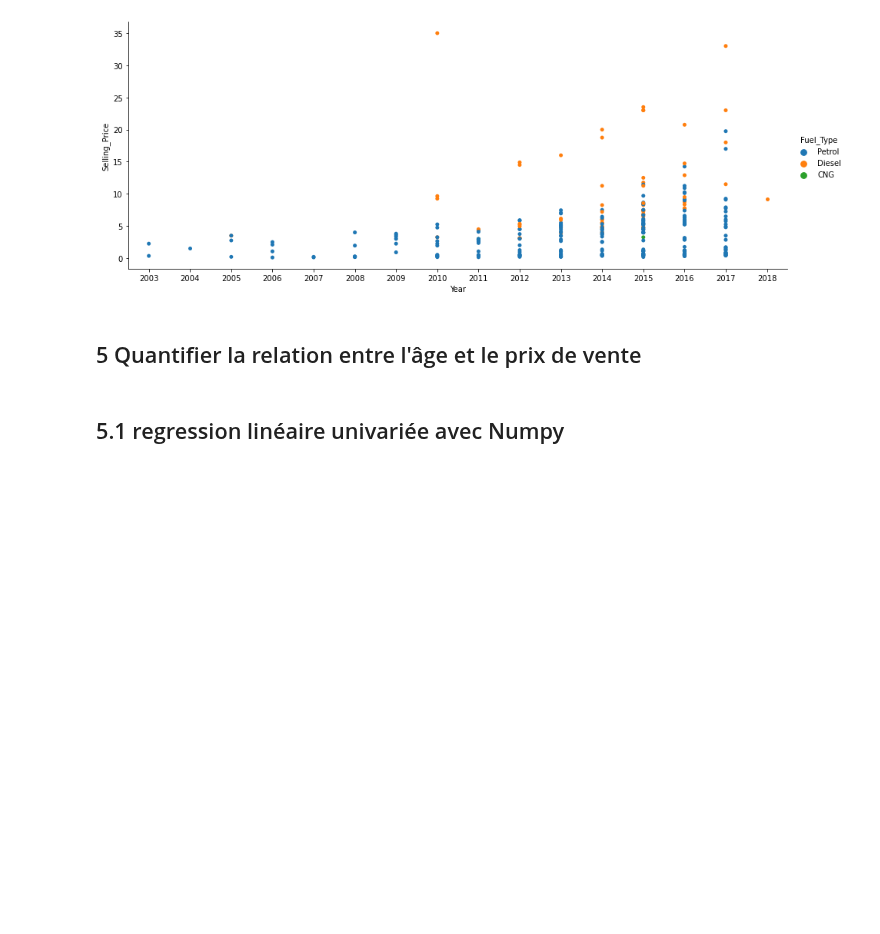
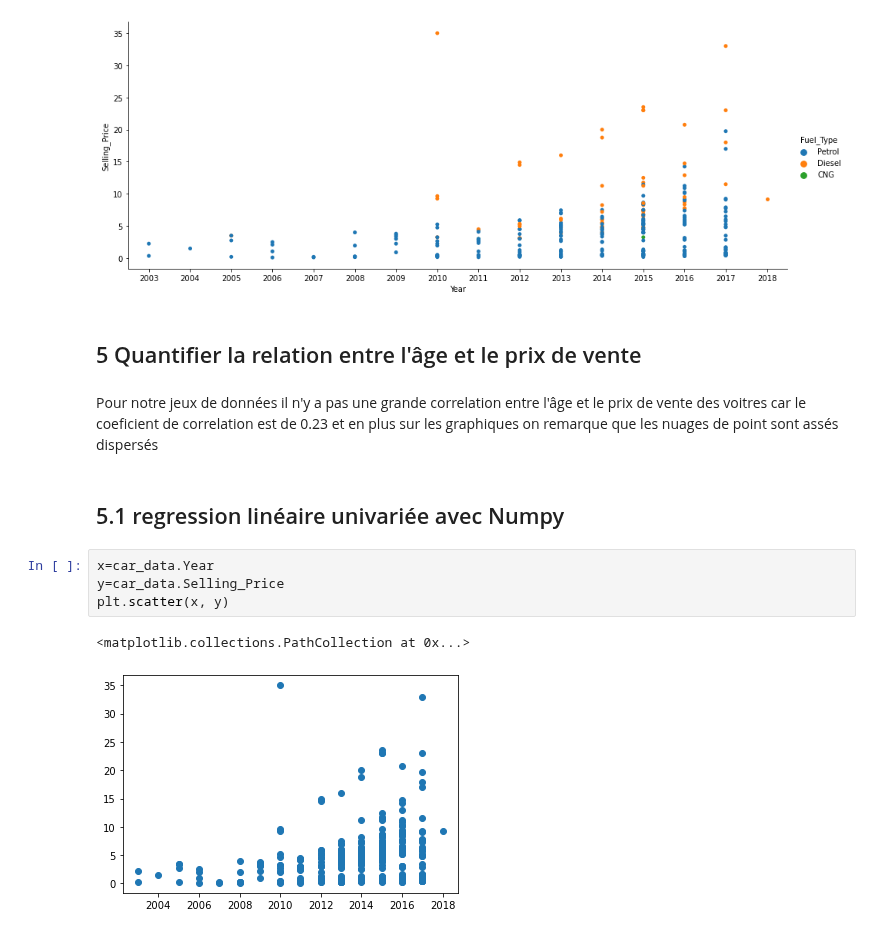
Before and after one commit to ines-d/MachineLearning, a Jupyter notebook: MachineLearning/MachineLearning_CAR/Projet_1_carData.ipynb, the cells around one changed output. Saved outputs shown, nothing was run; the diff lists cells and outputs as text; blank space fills up the shorter version.

```diff
--- a/MachineLearning/MachineLearning_CAR/Projet_1_carData.ipynb
+++ b/MachineLearning/MachineLearning_CAR/Projet_1_carData.ipynb
@@ -232,5 +232,14 @@ v=sns.catplot(x='Year',y='Selling_Price', data=car_data, hue='Fuel_Type',jitter=
 [figure]
 # %% [markdown]
 ## 5 Quantifier la  relation entre l'âge et le prix de vente
+# %% [markdown]
+Pour notre jeux de données il n'y a pas une grande correlation entre l'âge et le prix de vente des voitres car le coeficient de correlation est de 0.23 et en plus sur les graphiques on remarque que les nuages de point sont assés dispersés
 # %% [markdown]
 ## 5.1 regression linéaire univariée avec Numpy
+# %%
+x=car_data.Year
+y=car_data.Selling_Price
+plt.scatter(x, y)
+# %% [output]
+<matplotlib.collections.PathCollection at 0x...>
+[figure, added]
```
Also changed, not shown: parts of 15 cells of this notebook.
